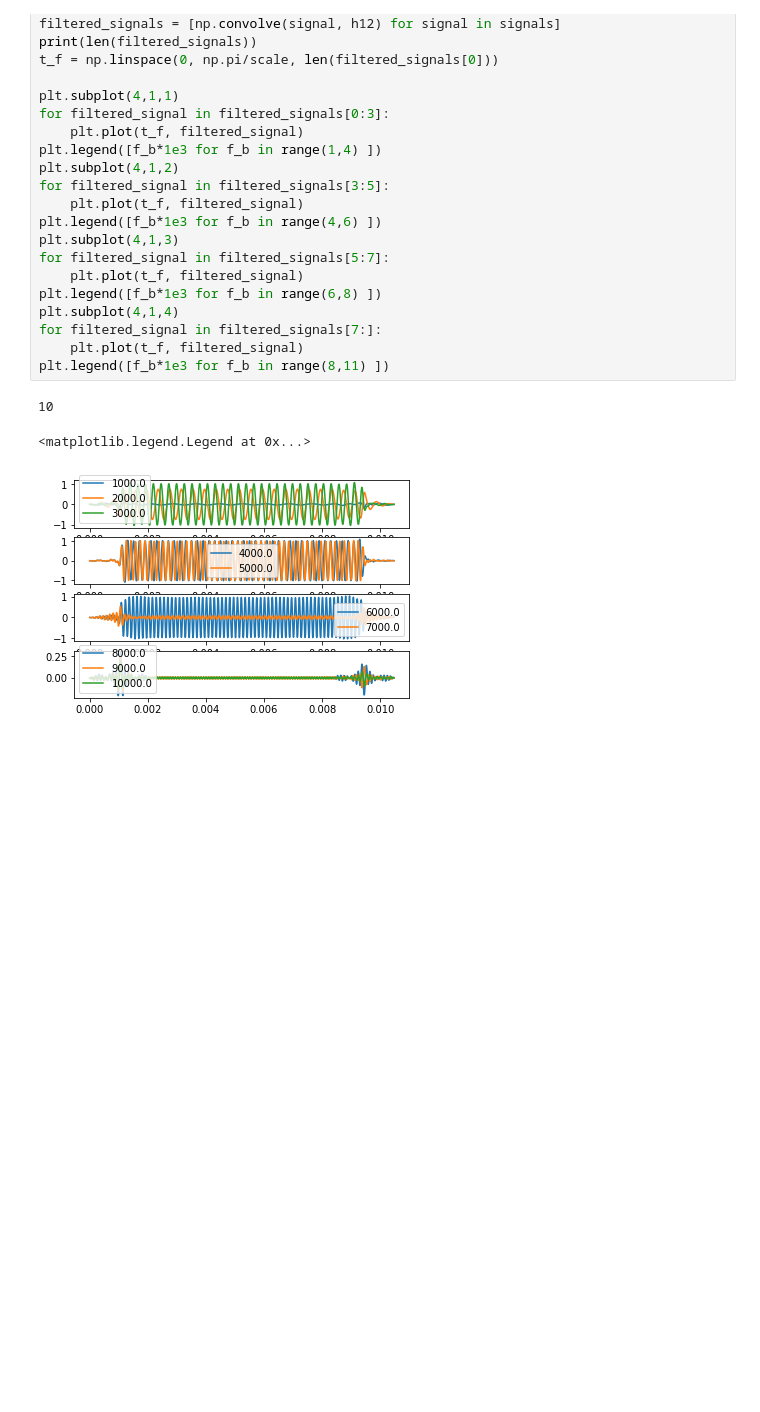
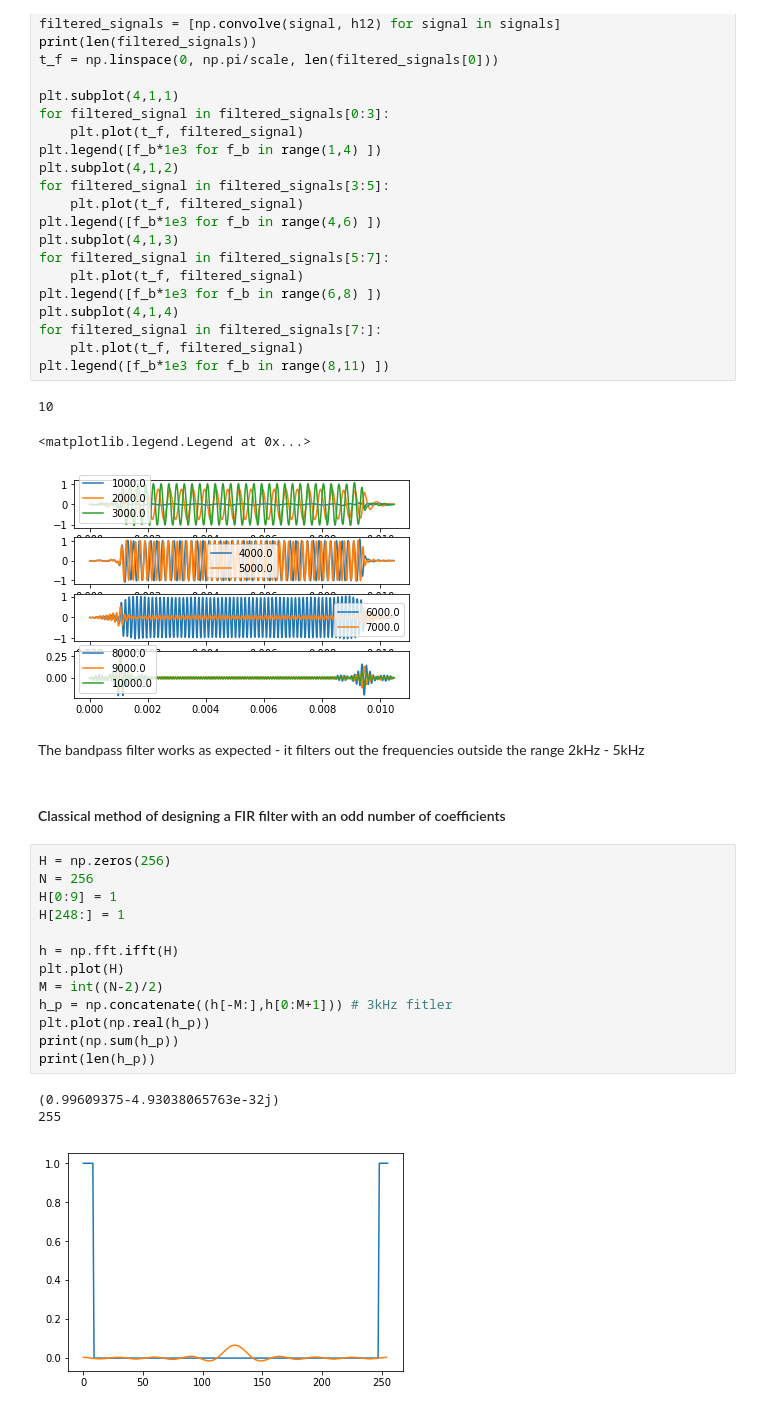
Before and after one commit to LemurPwned/DSP, a Jupyter notebook: FIR.ipynb, the cells around one changed output. Saved outputs shown, nothing was run; the diff lists cells and outputs as text; blank space fills up the shorter version.

Commit message:
Added classical method, no comments for now

```diff
--- a/FIR.ipynb
+++ b/FIR.ipynb
@@ -205,3 +205,24 @@ plt.legend([f_b*1e3 for f_b in range(8,11) ])
 10
 <matplotlib.legend.Legend at 0x...>
 [figure]
+# %% [markdown]
+The bandpass filter works as expected - it filters out the frequencies outside the range 2kHz - 5kHz
+# %% [markdown]
+#### Classical method of designing a FIR filter with an odd number of coefficients
+# %%
+H = np.zeros(256)
+N = 256
+H[0:9] = 1
+H[248:] = 1
+
+h = np.fft.ifft(H)
+plt.plot(H)
+M = int((N-2)/2)
+h_p = np.concatenate((h[-M:],h[0:M+1])) # 3kHz fitler
+plt.plot(np.real(h_p))
+print(np.sum(h_p))
+print(len(h_p))
+# %% [output]
+(0.99609375-4.93038065763e-32j)
+255
+[figure, added]
```
Also changed, not shown: parts of 7 cells of this notebook.
